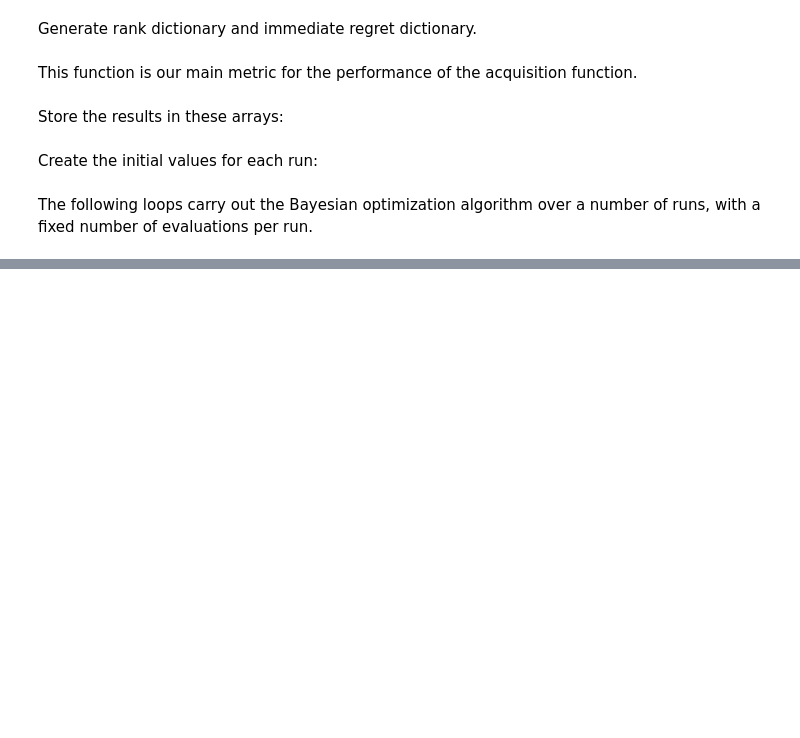
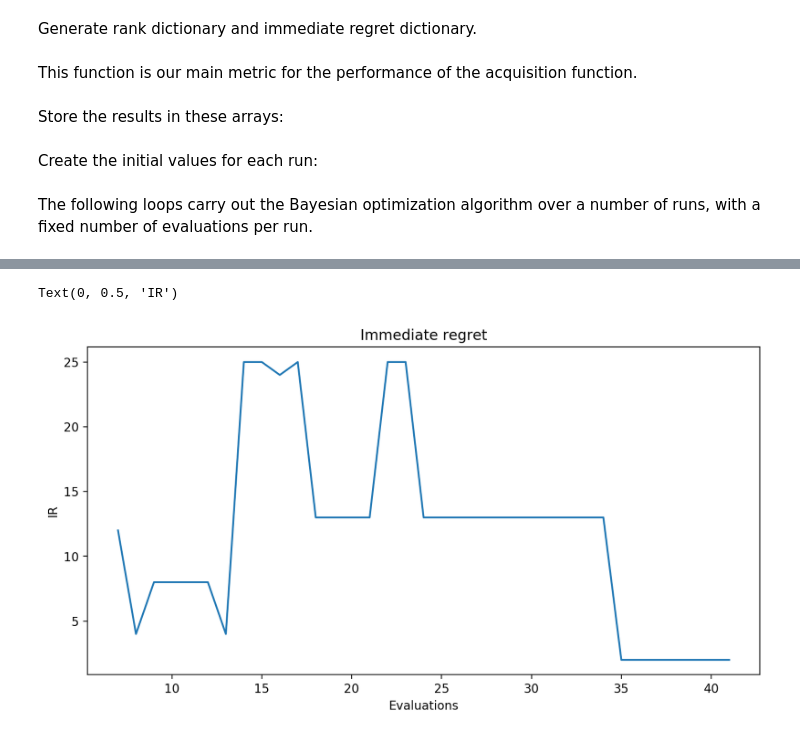
Before and after one commit to sebtsh/Top-k-Ranking-Bayesian-Optimization, a Jupyter notebook: notebooks/SUSHI/MPES_SUSHI.ipynb, the cells around one changed output, grey strips where cells are left out. Drawn from its saved outputs; the diff is of its cells as text; code cells hidden in the pictures; blank space fills up the shorter version.

```diff
--- a/notebooks/SUSHI/MPES_SUSHI.ipynb
+++ b/notebooks/SUSHI/MPES_SUSHI.ipynb
@@ -51,7 +51,7 @@ objective_low = np.min(features)
 objective_high = np.max(features)
 objective_name = "SUSHI"
 acquisition_name = "MPES"
-experiment_name = "PBO" + "_" + acquisition_name + "_" + objective_name + "v1"
+experiment_name = "PBO" + "_" + acquisition_name + "_" + objective_name + "_" + "v1"
 # %%
 num_runs = 1
 num_evals = 35
@@ -262,0 +284,9 @@ pickle.dump((X_results, y_results, immediate_regret), open(results_dir + "res.p"
+# %%
+plt.figure(figsize=(10, 5), dpi=200)
+plt.plot(range(7, 42), np.squeeze(immediate_regret))
+plt.title("Immediate regret")
+plt.xlabel("Evaluations")
+plt.ylabel("IR")
+# %% [output]
+Text(0, 0.5, 'IR')
+[figure, added]
```
Also changed, not shown: parts of 41 cells of this notebook.
